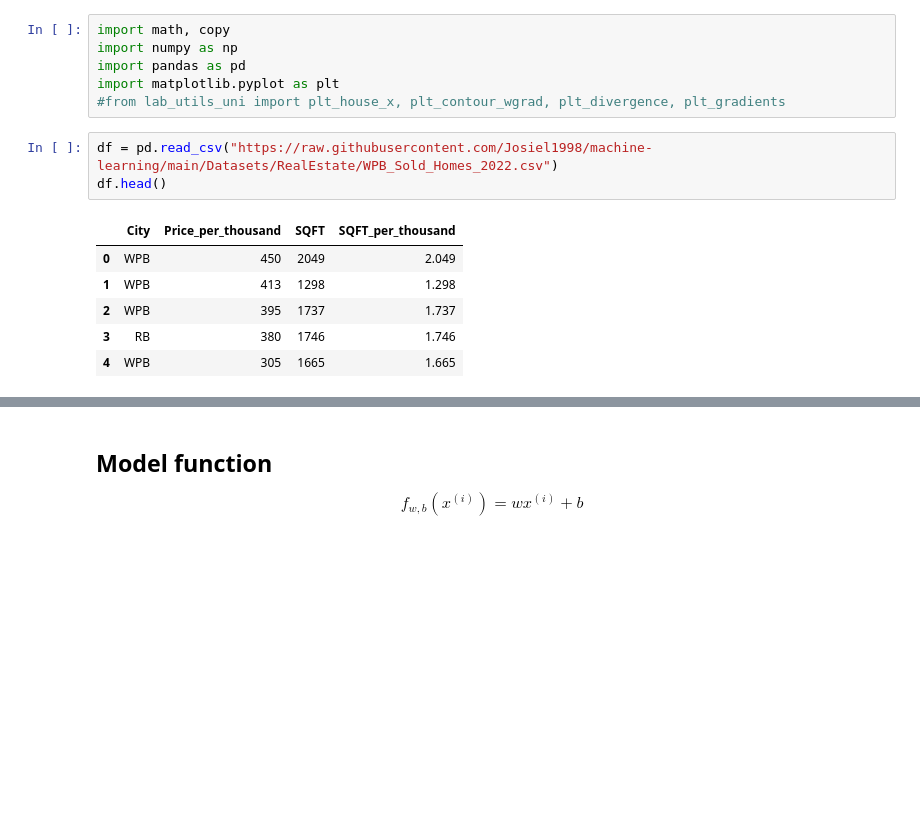
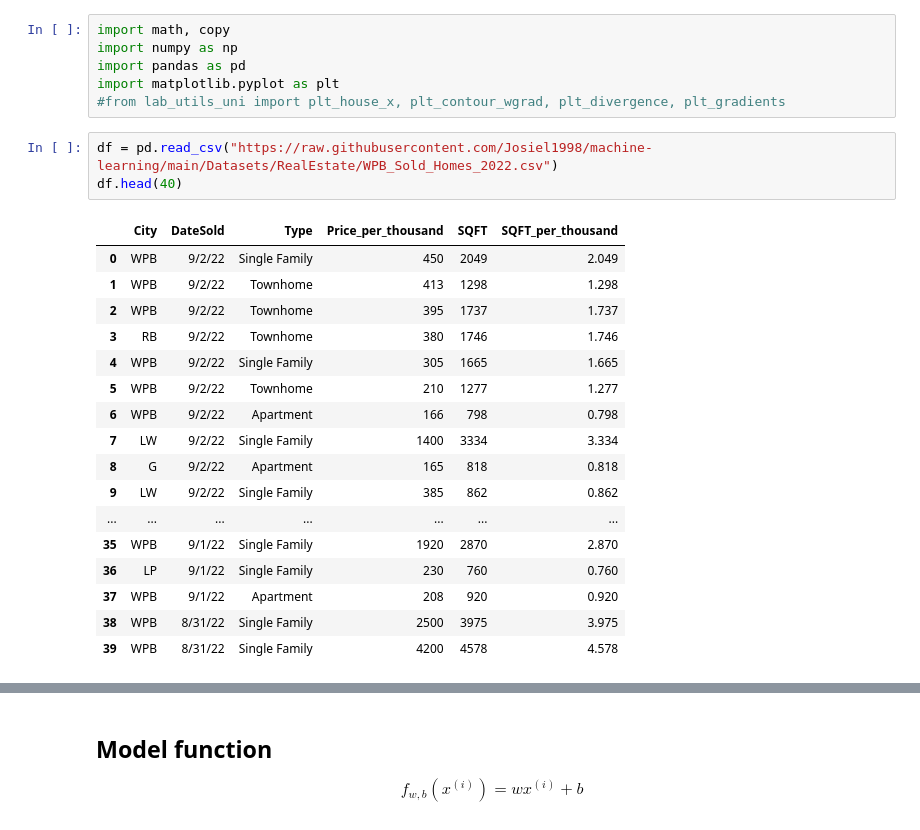
Before and after one commit to Josiel1998/machine-learning, a Jupyter notebook: JupyterNotebooks/Linear Regression - Real Estate.ipynb, the cells around one changed output, grey strips where cells are left out. Cells and saved outputs as stored; diff of their text form; blank space fills up the shorter version.

```diff
--- a/JupyterNotebooks/Linear Regression - Real Estate.ipynb
+++ b/JupyterNotebooks/Linear Regression - Real Estate.ipynb
@@ -6,14 +6,25 @@ import matplotlib.pyplot as plt
 #from lab_utils_uni import plt_house_x, plt_contour_wgrad, plt_divergence, plt_gradients
 # %%
 df = pd.read_csv("https://raw.githubusercontent.com/Josiel1998/machine-learning/main/Datasets/RealEstate/WPB_Sold_Homes_2022.csv")
-df.head()
+df.head(40)
 # %% [output]
-|  | City | Price_per_thousand | SQFT | SQFT_per_thousand |
-| 0 | WPB | 450 | 2049 | 2.049 |
-| 1 | WPB | 413 | 1298 | 1.298 |
-| 2 | WPB | 395 | 1737 | 1.737 |
-| 3 | RB | 380 | 1746 | 1.746 |
-| 4 | WPB | 305 | 1665 | 1.665 |
+|  | City | DateSold | Type | Price_per_thousand | SQFT | SQFT_per_thousand |
+| 0 | WPB | 9/2/22 | Single Family | 450 | 2049 | 2.049 |
+| 1 | WPB | 9/2/22 | Townhome | 413 | 1298 | 1.298 |
+| 2 | WPB | 9/2/22 | Townhome | 395 | 1737 | 1.737 |
+| 3 | RB | 9/2/22 | Townhome | 380 | 1746 | 1.746 |
+| 4 | WPB | 9/2/22 | Single Family | 305 | 1665 | 1.665 |
+| 5 | WPB | 9/2/22 | Townhome | 210 | 1277 | 1.277 |
+| 6 | WPB | 9/2/22 | Apartment | 166 | 798 | 0.798 |
+| 7 | LW | 9/2/22 | Single Family | 1400 | 3334 | 3.334 |
+| 8 | G | 9/2/22 | Apartment | 165 | 818 | 0.818 |
+| 9 | LW | 9/2/22 | Single Family | 385 | 862 | 0.862 |
+| ... | ... | ... | ... | ... | ... | ... |
+| 35 | WPB | 9/1/22 | Single Family | 1920 | 2870 | 2.870 |
+| 36 | LP | 9/1/22 | Single Family | 230 | 760 | 0.760 |
+| 37 | WPB | 9/1/22 | Apartment | 208 | 920 | 0.920 |
+| 38 | WPB | 8/31/22 | Single Family | 2500 | 3975 | 3.975 |
+| 39 | WPB | 8/31/22 | Single Family | 4200 | 4578 | 4.578 |
 # %%
 df.shape
 # %% [output]
```
Also changed, not shown: parts of 19 cells of this notebook.
